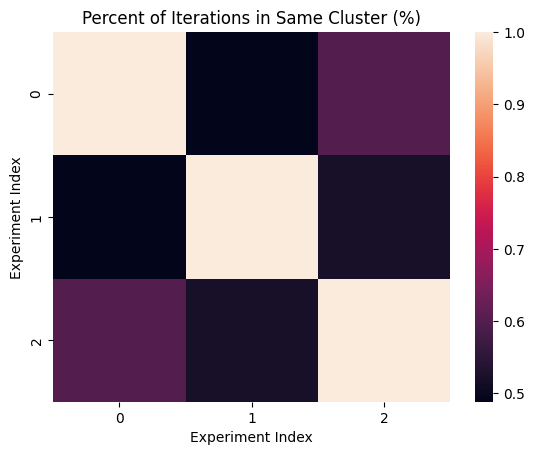
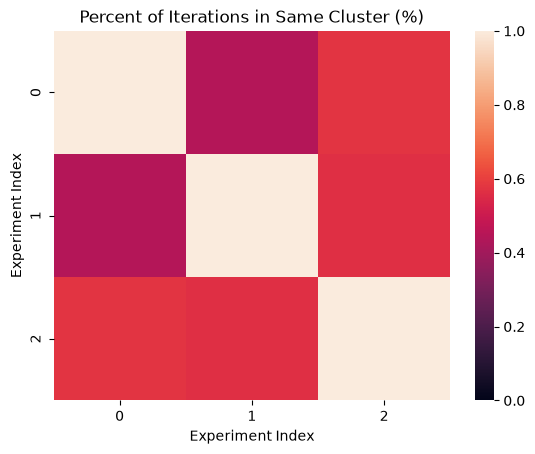
The change to this notebook cell's code, shown as a diff; its figure went from the first image to the second:
--- before
+++ after
@@ -26,5 +26,5 @@
 for i in range(nexp):
     co_cluster[i, i] = 1
-ax = sns.heatmap(co_cluster, linewidths=0)
+ax = sns.heatmap(co_cluster, linewidths=0, vmin=0, vmax=1)
 ax.set_xlabel("Experiment Index")
 ax.set_ylabel("Experiment Index")

Commit: Major update: add impala version 2 (#54)